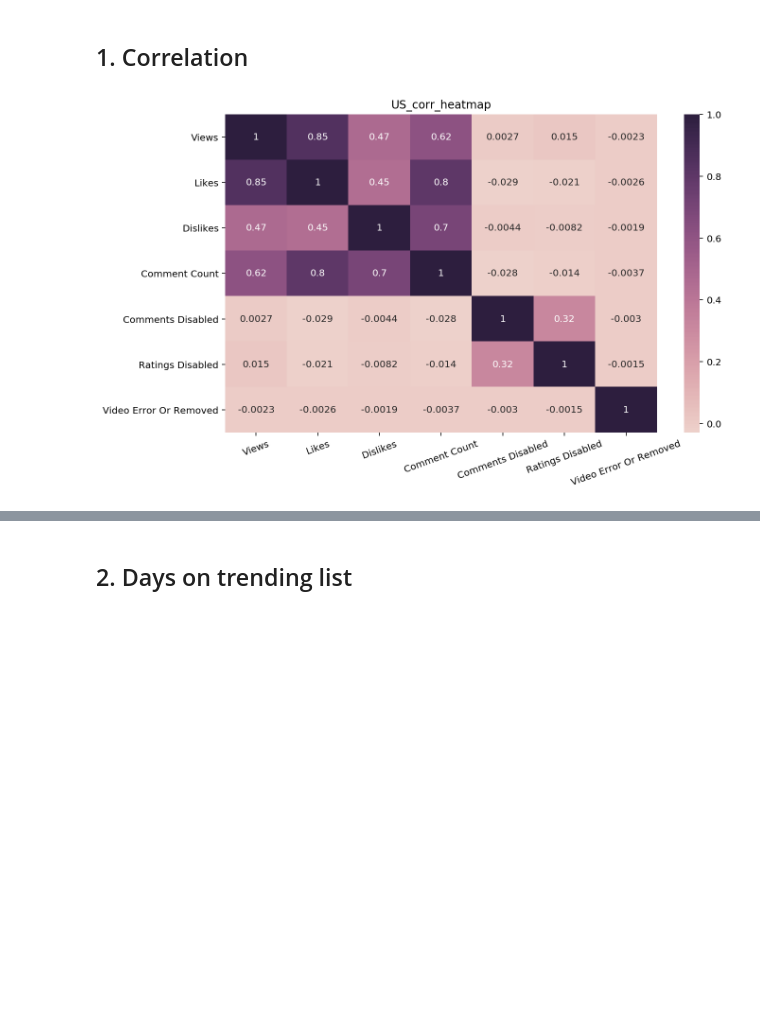
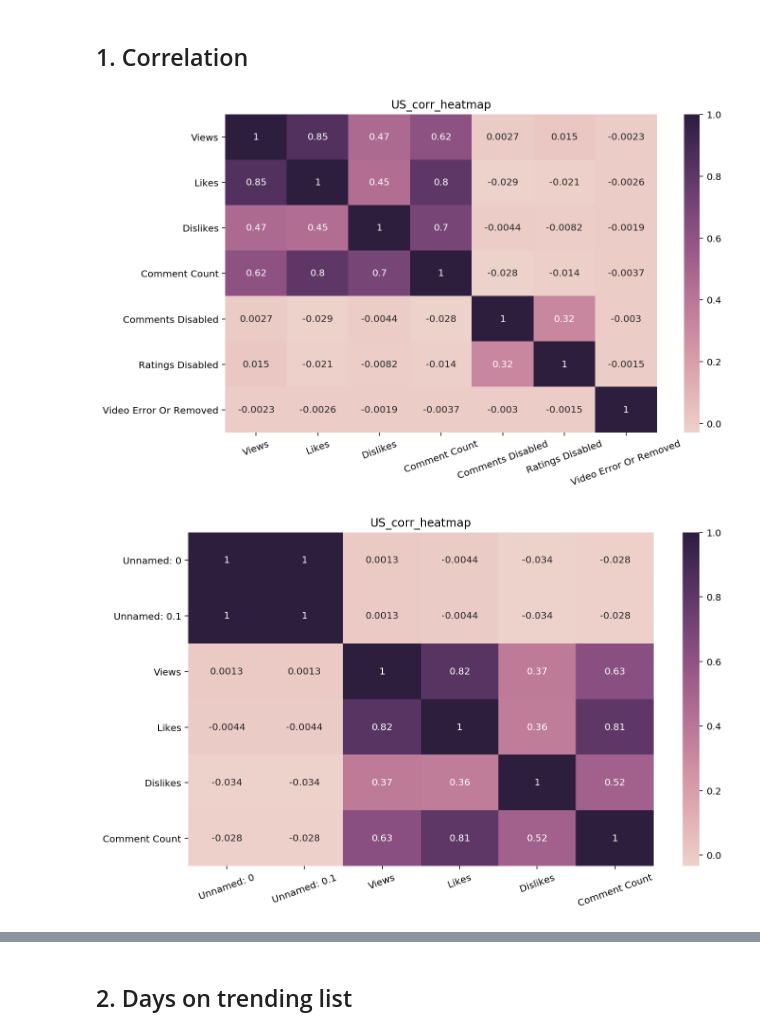
Before and after one commit to danielyou0230/YouTube-Trending-Videos-Analysis-Team-19-FA19, a Jupyter notebook: main.ipynb, the cells around one changed output, grey strips where cells are left out. Cells and saved outputs as stored; diff of their text form; code cells hidden in the pictures; blank space fills up the shorter version.

```diff
--- a/main.ipynb
+++ b/main.ipynb
@@ -27,8 +37,10 @@ preprocessing.cleanup_df(past_df)
 # %%
 brief = ['category_id','views', 'likes', 'dislikes', 'comment_count']
 
 visualize.plot_correlation(past_df, "US", xrot=20)
+visualize.plot_correlation(curr_df, "US", xrot=20)
 # %% [output]
 [figure]
+[figure, added]
 # %%
 visualize.plot_correlation(past_df, "US", brief=brief)
```
Also changed, not shown: parts of 7 cells of this notebook.
